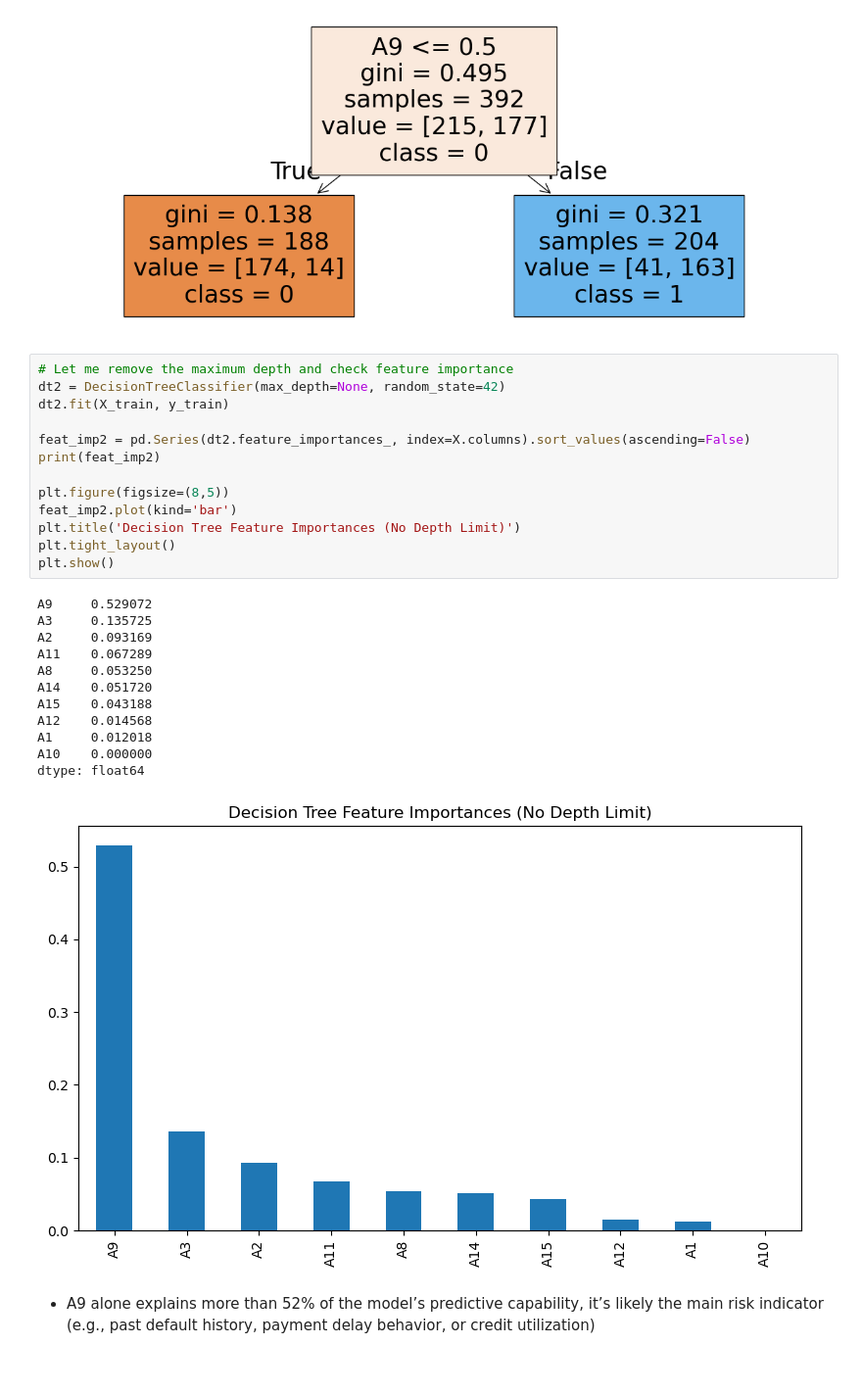
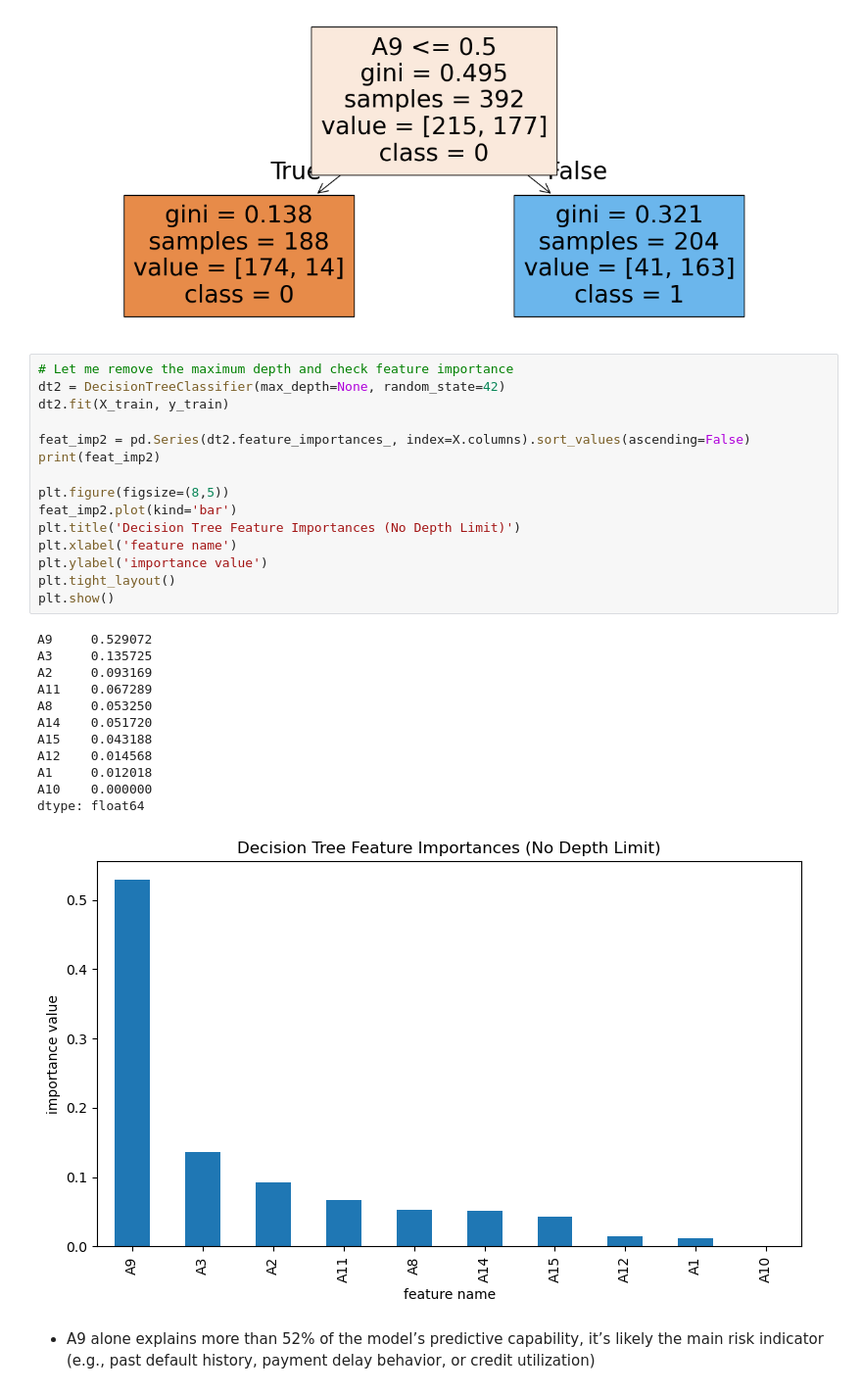
Before and after one commit to Hailegiorgisy/Credit_card_assignment, a Jupyter notebook: credit_card_analysis.ipynb, the cells around one changed output. Shown at 98% size. Cells and saved outputs as stored; diff of their text form.

Commit message:
Update on the x label and y label on the graph of feature importance

```diff
--- a/credit_card_analysis.ipynb
+++ b/credit_card_analysis.ipynb
@@ -235,29 +235,31 @@ plt.show()
 # %%
 # Let me remove the maximum depth and check feature importance
 dt2 = DecisionTreeClassifier(max_depth=None, random_state=42)
 dt2.fit(X_train, y_train)
 
 feat_imp2 = pd.Series(dt2.feature_importances_, index=X.columns).sort_values(ascending=False)
 print(feat_imp2)
 
 plt.figure(figsize=(8,5))
 feat_imp2.plot(kind='bar')
 plt.title('Decision Tree Feature Importances (No Depth Limit)')
+plt.xlabel('feature name')
+plt.ylabel('importance value')
 plt.tight_layout()
 plt.show()
 # %% [output]
 A9     0.529072
 A3     0.135725
 A2     0.093169
 A11    0.067289
 A8     0.053250
 A14    0.051720
 A15    0.043188
 A12    0.014568
 A1     0.012018
 A10    0.000000
 dtype: float64
-[figure, old version]
+[figure, new version]
 # %% [markdown]
 * A9 alone explains more than 52% of the model’s predictive capability, it’s likely the main risk indicator (e.g., past default history, payment delay behavior, or credit utilization)
 # %% [markdown]
```
